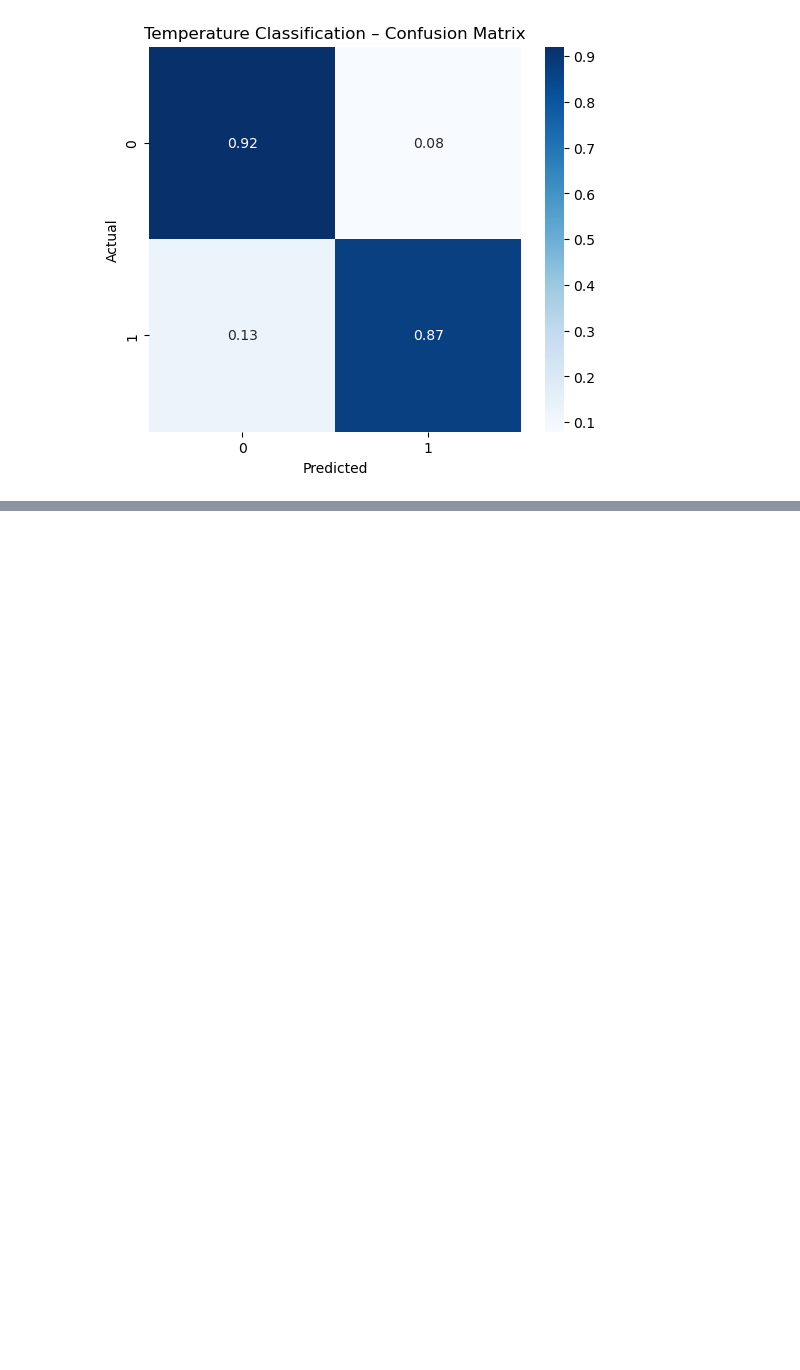
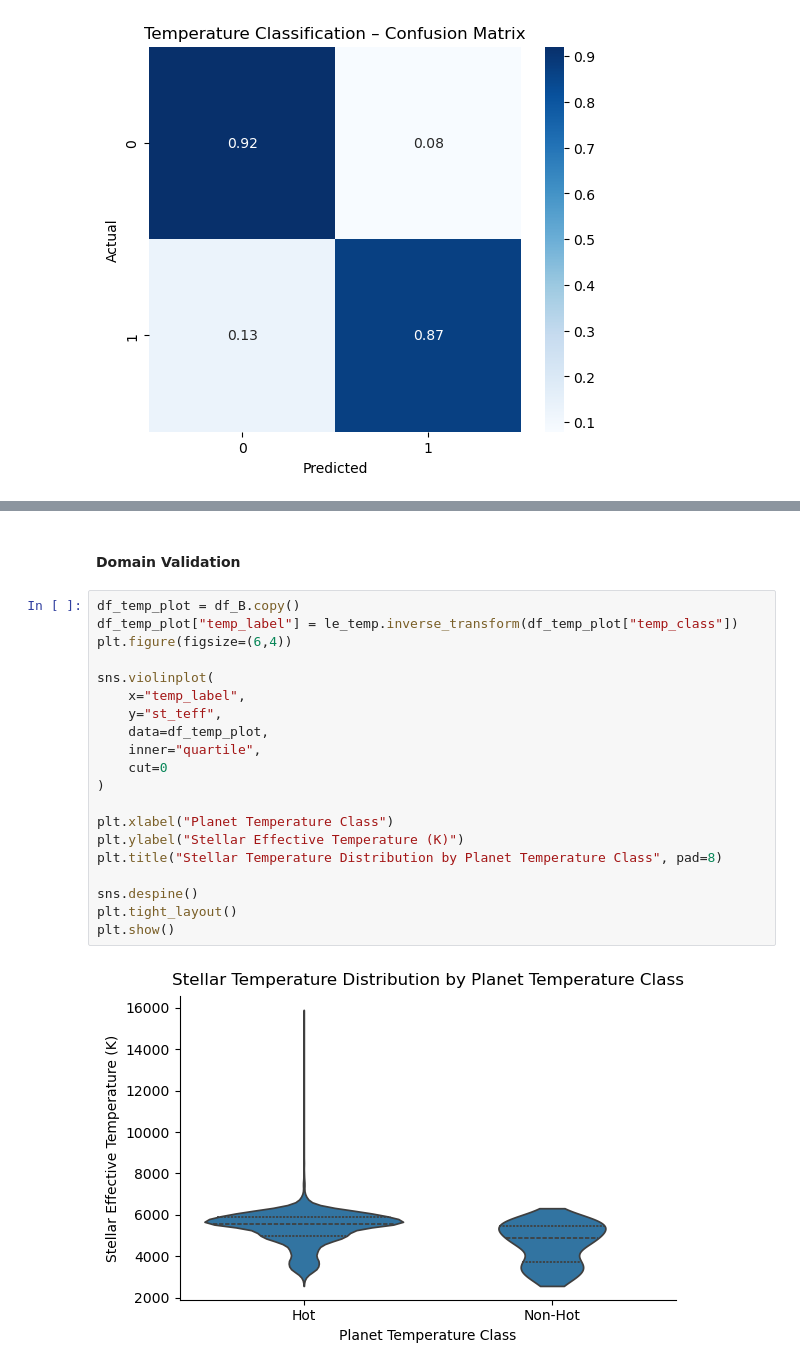
Before and after one commit to AnanyaGupta0-0/Classification-and-Clustering-of-Exoplanets-Using-NASA-Astronomical-Data, a Jupyter notebook: 2_SUPERVISED_MODELS.ipynb, the cells around one changed output, grey strips where cells are left out. Cells and saved outputs as stored; diff of their text form; blank space fills up the shorter version.

```diff
--- a/2_SUPERVISED_MODELS.ipynb
+++ b/2_SUPERVISED_MODELS.ipynb
@@ -295,0 +386,24 @@ plt.show()
+# %% [markdown]
+#### Domain Validation
+# %%
+df_temp_plot = df_B.copy()
+df_temp_plot["temp_label"] = le_temp.inverse_transform(df_temp_plot["temp_class"])
+plt.figure(figsize=(6,4))
+
+sns.violinplot(
+    x="temp_label",
+    y="st_teff",
+    data=df_temp_plot,
+    inner="quartile",
+    cut=0
+)
+
+plt.xlabel("Planet Temperature Class")
+plt.ylabel("Stellar Effective Temperature (K)")
+plt.title("Stellar Temperature Distribution by Planet Temperature Class", pad=8)
+
+sns.despine()
+plt.tight_layout()
+plt.show()
+# %% [output]
+[figure, added]
```
Also changed, not shown: parts of 8 cells of this notebook.
